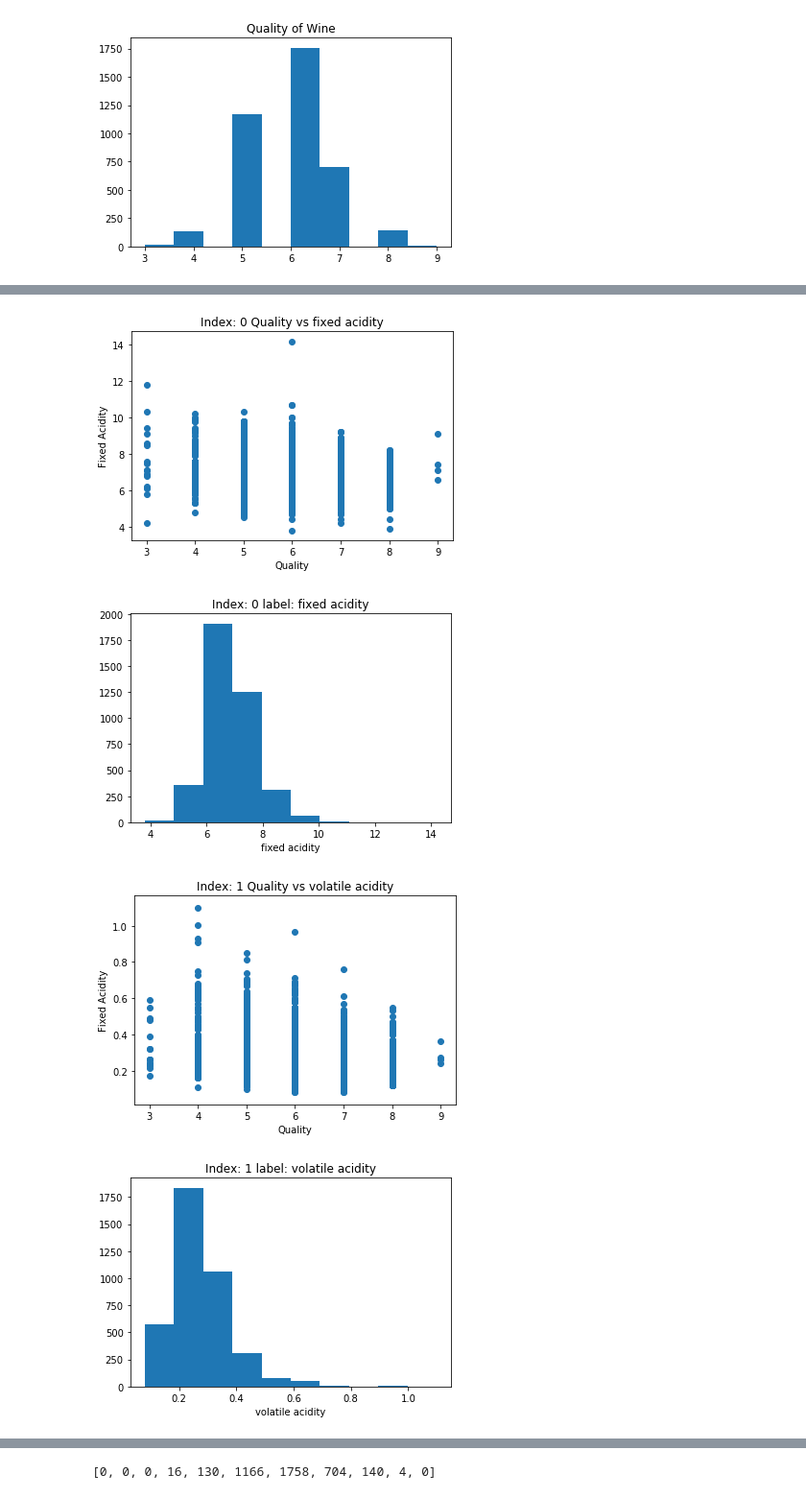
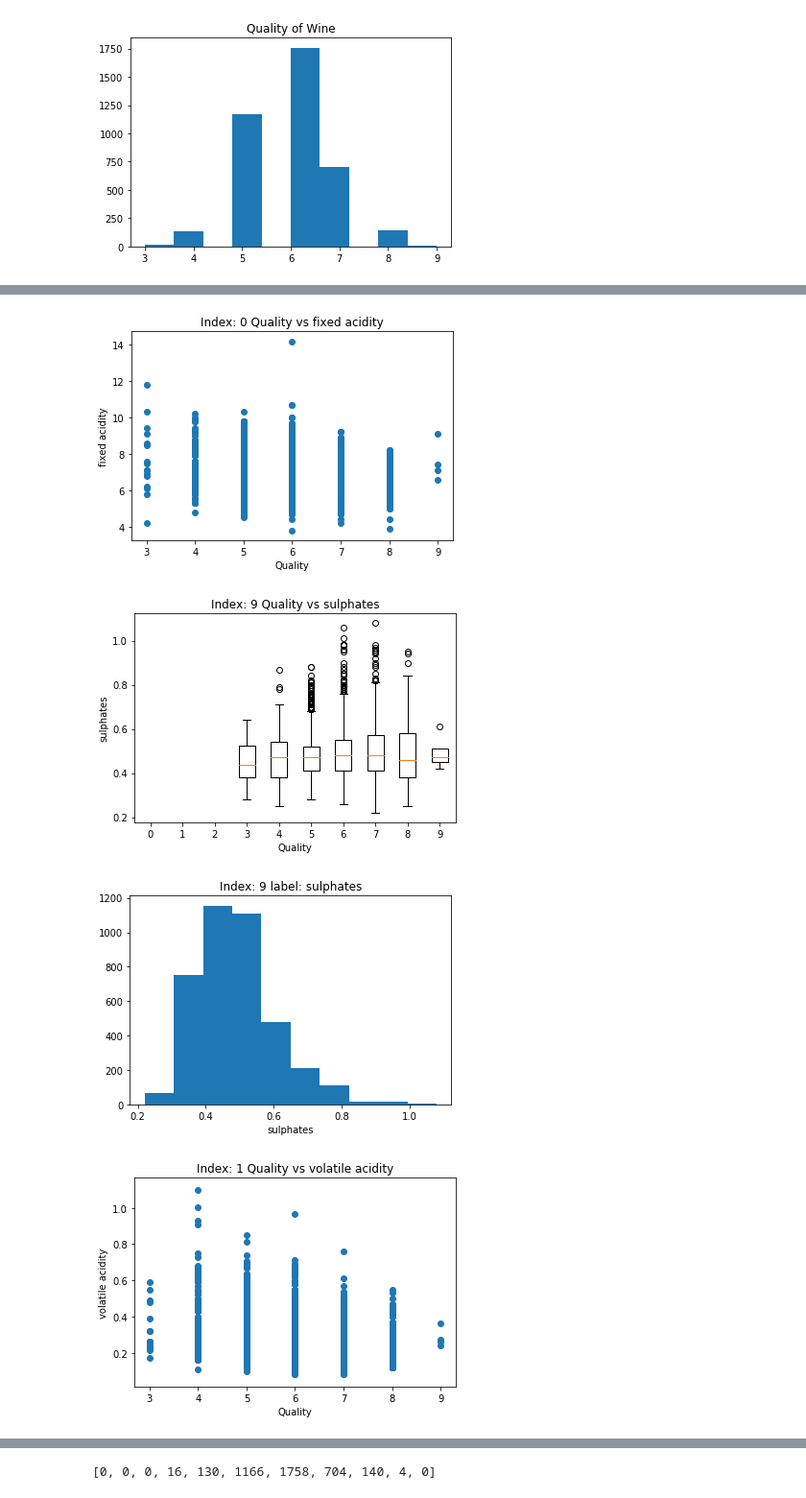
Before and after one commit to scifi6546/cs480-ml, a Jupyter notebook: 0/Assignment 1 DTS.ipynb, the cells around one changed output, grey strips where cells are left out. Shown at 96% size. Drawn from its saved outputs; the diff is of its cells as text; code cells hidden in the pictures.

Commit message:
bad data

```diff
--- a/0/Assignment 1 DTS.ipynb
+++ b/0/Assignment 1 DTS.ipynb
@@ -186,23 +186,35 @@ plt.show()
 # %%
 plt.title("Quality of Wine vs Fixed Acidity")
 plt.xlabel("Quality")
 plt.ylabel("Fixed Acidity")
 plt.scatter(my_data[:,-1],my_data[:,0])
 plt.show()
 
 for i in range(0,my_data.shape[1]-1):
     plt.title("Index: "+str(i)+" Quality vs "+labels[i])
     plt.xlabel("Quality")
-    plt.ylabel("Fixed Acidity")
+    plt.ylabel(labels[i])
     plt.scatter(my_data[:,-1],my_data[:,i])
     plt.show()
+    data=[]
+    for i in range(0,10):
+        data.append([])
+    for row in my_data:
+        data[int(round(row[-1]))].append(row[i])
+    #print(data)
+    plt.title("Index: "+str(i)+" Quality vs "+labels[i])
+    plt.xlabel("Quality")
+    plt.ylabel(labels[i])
+    plt.boxplot(data,labels=["0","1","2","3","4","5","6","7","8","9"])
+    plt.show()
+
     plt.title("Index: "+str(i)+" label: "+labels[i])
     plt.xlabel(labels[i])
     plt.hist(my_data[:,i])
     plt.show()
 # %% [output]
 [figure]
 [figure]
-[figure, old version]
+[figure, new version]
-[figure, old version]
+[figure, new version]
-[figure, old version]
+[figure, new version]
```
Also changed, not shown: parts of 7 cells of this notebook.
